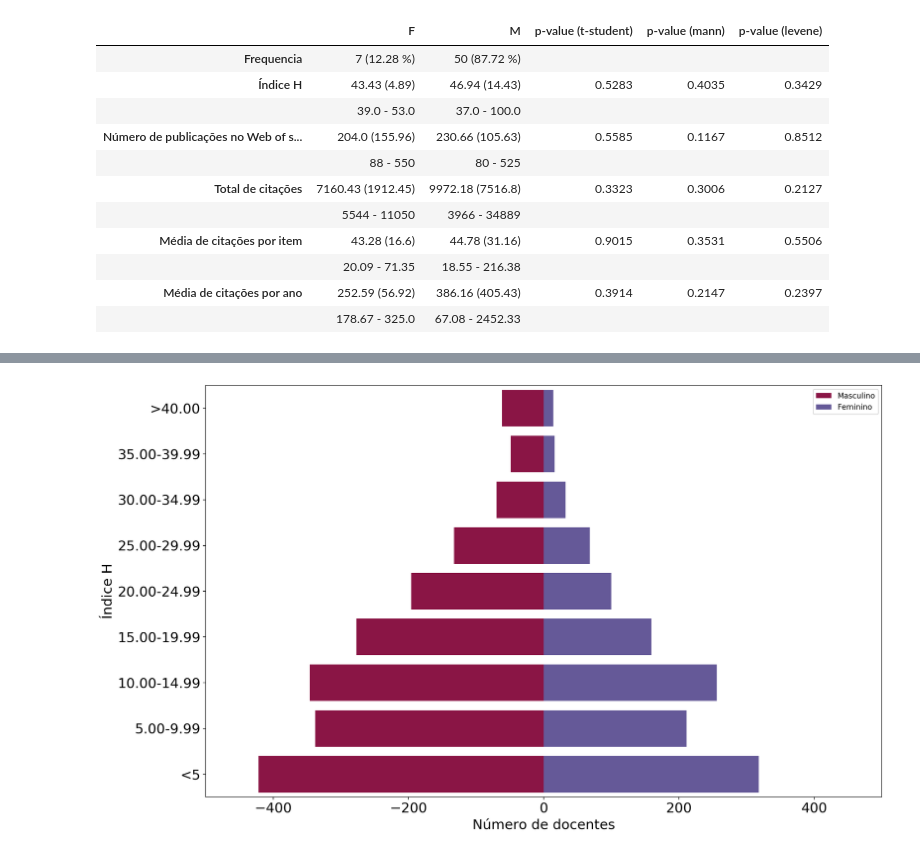
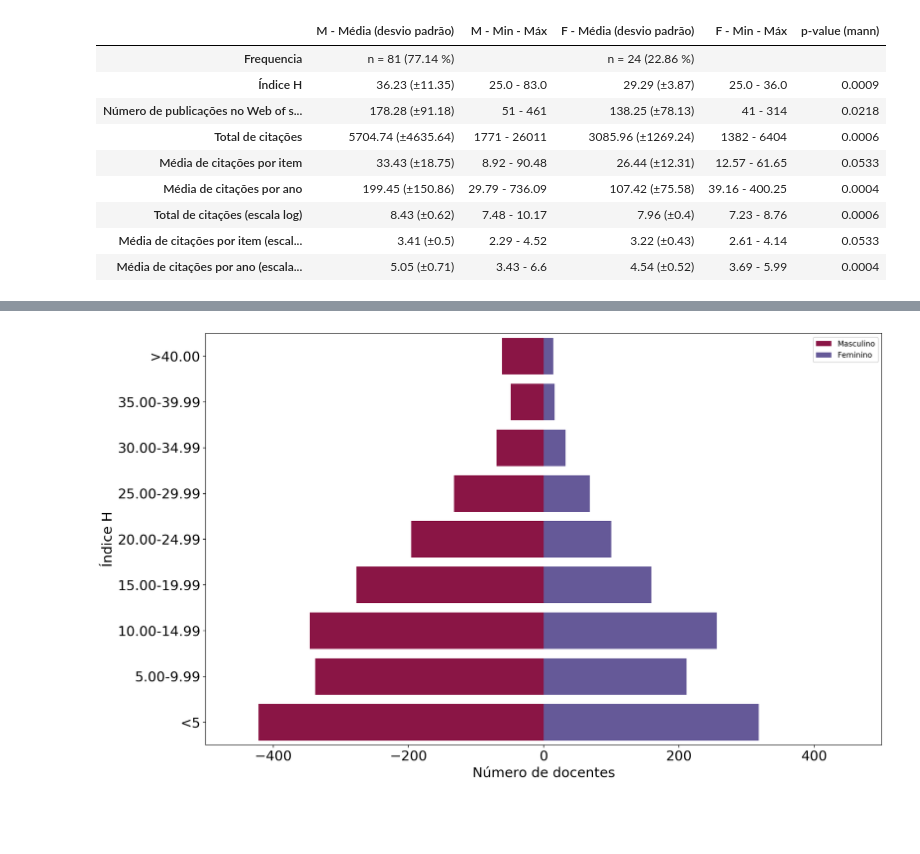
Before and after one commit to liviaciabati/publicacao_e_genero, a Jupyter notebook: notebooks/tables.ipynb, the cells around one changed output, grey strips where cells are left out. Saved outputs shown, nothing was run; the diff lists cells and outputs as text; code cells hidden in the pictures; blank space fills up the shorter version.

```diff
--- a/notebooks/tables.ipynb
+++ b/notebooks/tables.ipynb
@@ -308,6 +330,15 @@ path = "D:\\Google Drive\\Aluna Livia Ciabati\\Pesquisa e gênero\\"
 
 ###Le o banco de análise anonimizado
 banco_completo_com_depto = pd.read_csv(path + '2020-06-24_publicacao_e_genero\\results\\results_publons_gender_time_anonymized.csv', sep=",", header=0, engine='python', encoding="utf-8")
-banco_completo_com_depto.shape
+print(banco_completo_com_depto.shape)
+
+# Verifica quantos pesquisadores não possuem citações
+rows_to_drop = banco_completo_com_depto.loc[(banco_completo_com_depto.h_index.isna())].index
+print('Pesquisadores sem citacões ou h_index: ', len(rows_to_drop))
+
+banco_completo_com_depto = banco_completo_com_depto.drop(rows_to_drop, axis=0)
+df_size = len(banco_completo_com_depto.index)
+print('Banco final: ', df_size)
+
 banco_completo_com_depto.head()
 # %% [output]
@@ -378,0 +492,7 @@ analise_pop_20
+# %%
+### ponto de corte para tempo de servico
+result_10_19_anos = banco_completo_com_depto[(banco_completo_com_depto["time"] >= 10) & (banco_completo_com_depto["time"] < 20)]
+result_10_19_anos.shape
+agrupado = result_10_19_anos.groupby("gender")
+analise_pop_10_19 = calculaTabela(agrupado, result_10_19_anos)
+analise_pop_10_19
@@ -378,0 +522,6 @@ analise_pop_20
+# %%
+banco_ordenado = result_10_19_anos.sort_values(by="h_index", ascending=False).head(100)
+banco_ordenado_ponto_corte = result_10_19_anos.sort_values(by="h_index", ascending=False)[result_10_19_anos.h_index >= banco_ordenado.h_index.min()]
+agrupado_depto = banco_ordenado_ponto_corte.groupby('gender')
+analise_10_19_100_ponto_corte = calculaTabela(agrupado_depto, banco_ordenado_ponto_corte)
+analise_10_19_100_ponto_corte
@@ -378,0 +539,8 @@ analise_pop_20
+# %%
+### ponto de corte para tempo de servico
+num_anos = 10
+result_10_anos = banco_completo_com_depto[(banco_completo_com_depto["time"] >= 0) & (banco_completo_com_depto["time"] < 10)]
+result_10_anos.shape
+agrupado = result_10_anos.groupby("gender")
+analise_pop_10 = calculaTabela(agrupado, result_10_anos)
+analise_pop_10
@@ -379,18 +570,16 @@ analise_pop_20
 # %%
-banco_ordenado_ponto_corte = result_20_anos.sort_values(by="h_index", ascending=False)[result_20_anos.h_index >= banco_ordenado.h_index.min()]
+banco_ordenado_ponto_corte = result_10_anos.sort_values(by="h_index", ascending=False)[result_10_anos.h_index >= banco_ordenado.h_index.min()]
 agrupado_depto = banco_ordenado_ponto_corte.groupby('gender')
-analise_20_100_ponto_corte = calculaTabela(agrupado_depto, banco_ordenado_ponto_corte)
-analise_20_100_ponto_corte
+analise_10_100_ponto_corte = calculaTabela(agrupado_depto, banco_ordenado_ponto_corte)
+analise_10_100_ponto_corte
 # %% [output]
-|  | F | M | p-value (t-student) | p-value (mann) | p-value (levene) |
-| Frequencia | 7 (12.28 %) | 50 (87.72 %) |  |  |  |
-| Índice H | 43.43 (4.89) | 46.94 (14.43) | 0.5283 | 0.4035 | 0.3429 |
-|  | 39.0 - 53.0 | 37.0 - 100.0 |  |  |  |
-| Número de publicações no Web of s... | 204.0 (155.96) | 230.66 (105.63) | 0.5585 | 0.1167 | 0.8512 |
-|  | 88 - 550 | 80 - 525 |  |  |  |
-| Total de citações | 7160.43 (1912.45) | 9972.18 (7516.8) | 0.3323 | 0.3006 | 0.2127 |
-|  | 5544 - 11050 | 3966 - 34889 |  |  |  |
-| Média de citações por item | 43.28 (16.6) | 44.78 (31.16) | 0.9015 | 0.3531 | 0.5506 |
-|  | 20.09 - 71.35 | 18.55 - 216.38 |  |  |  |
-| Média de citações por ano | 252.59 (56.92) | 386.16 (405.43) | 0.3914 | 0.2147 | 0.2397 |
-|  | 178.67 - 325.0 | 67.08 - 2452.33 |  |  |  |
+|  | M - Média (desvio padrão) | M - Min - Máx | F - Média (desvio padrão) | F - Min - Máx | p-value (mann) |
+| Frequencia | n = 81 (77.14 %) |  | n = 24 (22.86 %) |  |  |
+| Índice H | 36.23 (±11.35) | 25.0 - 83.0 | 29.29 (±3.87) | 25.0 - 36.0 | 0.0009 |
+| Número de publicações no Web of s... | 178.28 (±91.18) | 51 - 461 | 138.25 (±78.13) | 41 - 314 | 0.0218 |
+| Total de citações | 5704.74 (±4635.64) | 1771 - 26011 | 3085.96 (±1269.24) | 1382 - 6404 | 0.0006 |
+| Média de citações por item | 33.43 (±18.75) | 8.92 - 90.48 | 26.44 (±12.31) | 12.57 - 61.65 | 0.0533 |
+| Média de citações por ano | 199.45 (±150.86) | 29.79 - 736.09 | 107.42 (±75.58) | 39.16 - 400.25 | 0.0004 |
+| Total de citações (escala log) | 8.43 (±0.62) | 7.48 - 10.17 | 7.96 (±0.4) | 7.23 - 8.76 | 0.0006 |
+| Média de citações por item (escal... | 3.41 (±0.5) | 2.29 - 4.52 | 3.22 (±0.43) | 2.61 - 4.14 | 0.0533 |
+| Média de citações por ano (escala... | 5.05 (±0.71) | 3.43 - 6.6 | 4.54 (±0.52) | 3.69 - 5.99 | 0.0004 |
```
Also changed, not shown: parts of 23 cells of this notebook, 3 other files.
